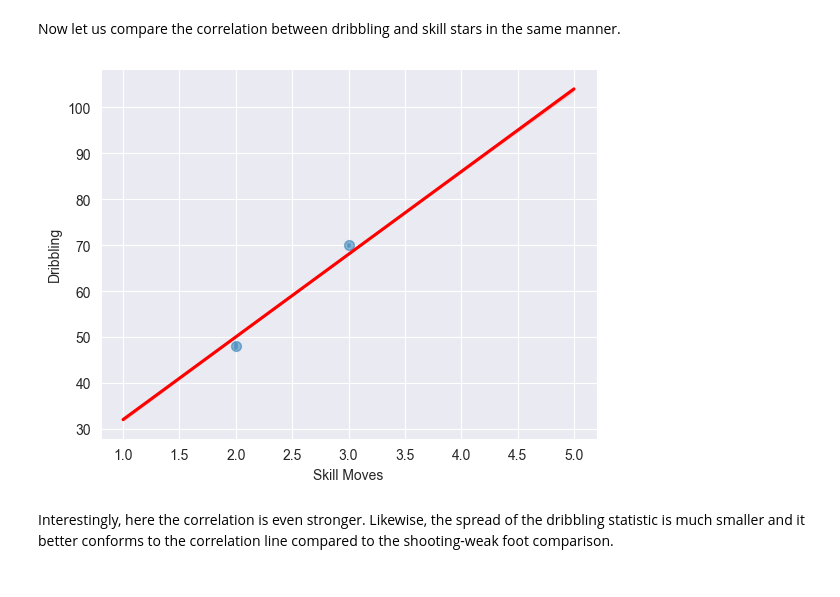
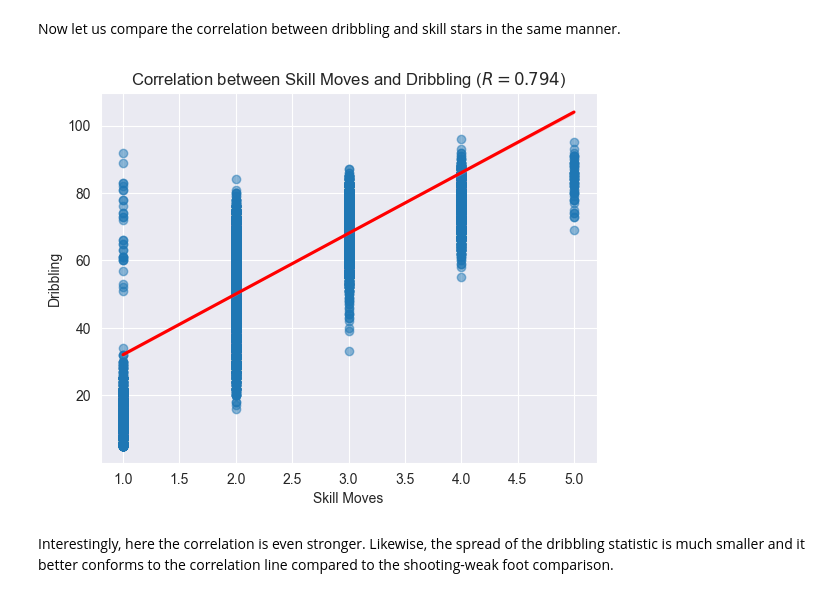
Before and after one commit to zurfil/DataSciencePortfolio, a Jupyter notebook: FIFA/main.ipynb, the cells around one changed output. Drawn from its saved outputs; the diff is of its cells as text; code cells hidden in the pictures.

```diff
--- a/FIFA/main.ipynb
+++ b/FIFA/main.ipynb
@@ -168,10 +170,12 @@ points of weak foot is very big.
 # %% [markdown]
 Now let us compare the correlation between dribbling and skill stars in the same manner.
 # %%
-sns.regplot(x="Skill Moves", y="Dribbling", data=data, scatter_kws={'alpha':0.5}, line_kws={'color': 'red'}, x_bins=5)
+sns.regplot(x="Skill Moves", y="Dribbling", data=data, scatter_kws={'alpha':0.5}, line_kws={'color': 'red'})
+test = stats.pearsonr(data["Skill Moves"], data["Dribbling"])
+plt.title(f"Correlation between Skill Moves and Dribbling ($R = {test.statistic:.3f}$)")
 plt.show();
 # %% [output]
-[figure, old version]
+[figure, new version]
 # %% [markdown]
 Interestingly, here the correlation is even stronger. Likewise, the spread of the dribbling statistic is much smaller and it better conforms
 to the correlation line compared to the shooting-weak foot comparison.
```
Also changed, not shown: parts of 5 cells of this notebook.
